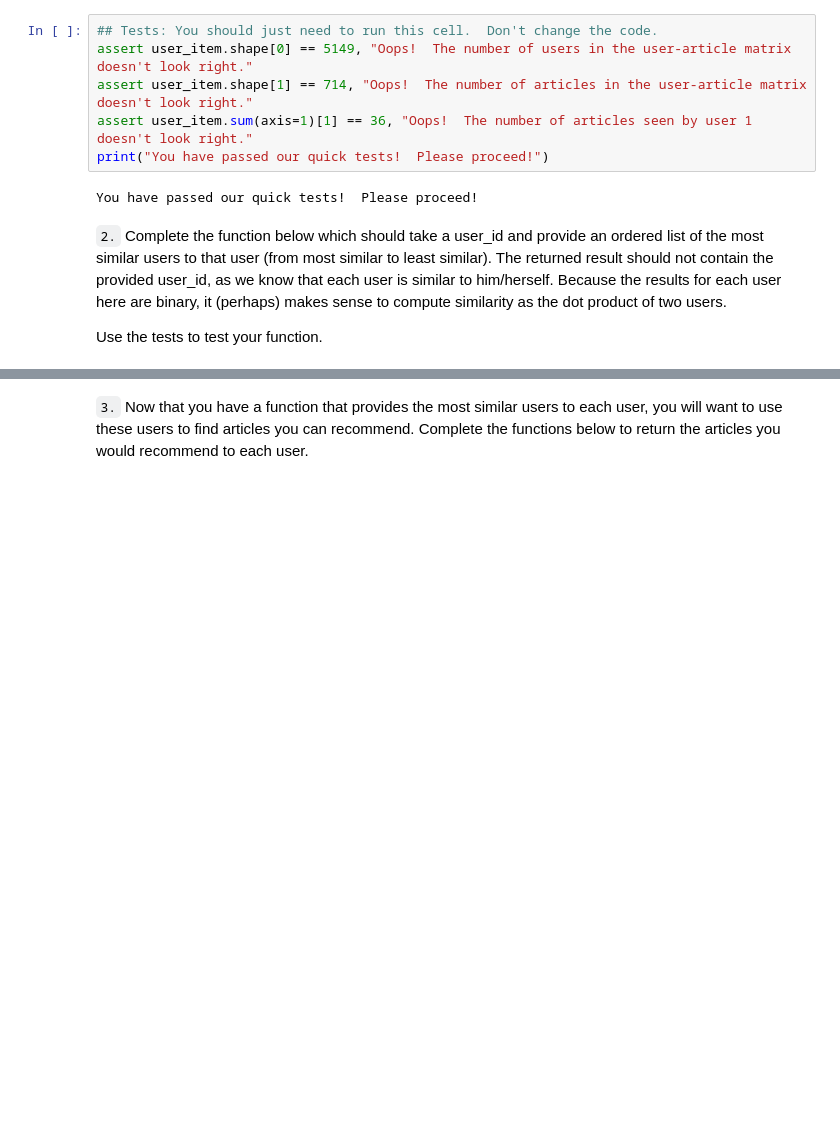
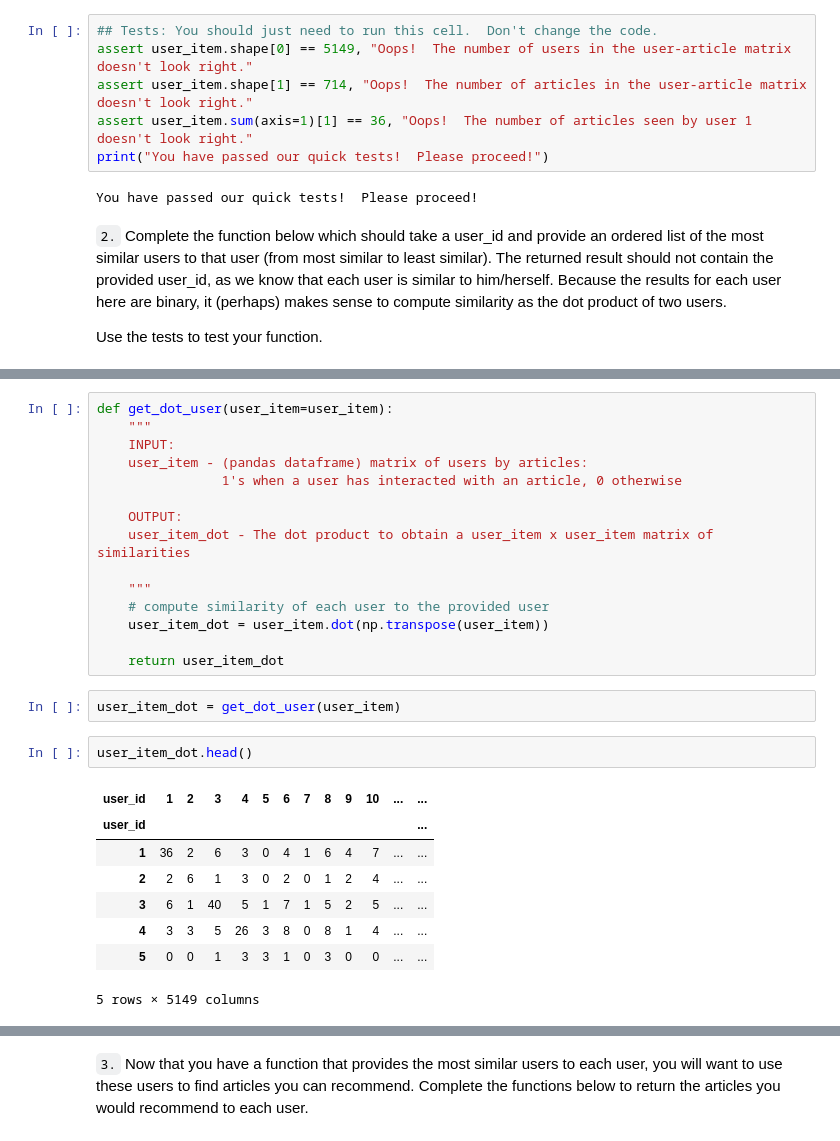
Before and after one commit to ricamos/RecommendationsWithIBM, a Jupyter notebook: Recommendations_with_IBM.ipynb, the cells around one changed output, grey strips where cells are left out. Saved outputs shown, nothing was run; the diff lists cells and outputs as text; blank space fills up the shorter version.

```diff
--- a/Recommendations_with_IBM.ipynb
+++ b/Recommendations_with_IBM.ipynb
@@ -399 +394,29 @@ Use the tests to test your function.
+# %%
+def get_dot_user(user_item=user_item):
+    """
+    INPUT:
+    user_item - (pandas dataframe) matrix of users by articles:
+                1's when a user has interacted with an article, 0 otherwise
+
+    OUTPUT:
+    user_item_dot - The dot product to obtain a user_item x user_item matrix of similarities
+
+    """
+    # compute similarity of each user to the provided user
+    user_item_dot = user_item.dot(np.transpose(user_item))
+
+    return user_item_dot
+# %%
+user_item_dot = get_dot_user(user_item)
+# %%
+user_item_dot.head()
+# %% [output]
+| user_id | 1 | 2 | 3 | 4 | 5 | 6 | 7 | 8 | 9 | 10 | ... | ... |
+| user_id |  |  |  |  |  |  |  |  |  |  |  | ... |
+| 1 | 36 | 2 | 6 | 3 | 0 | 4 | 1 | 6 | 4 | 7 | ... | ... |
+| 2 | 2 | 6 | 1 | 3 | 0 | 2 | 0 | 1 | 2 | 4 | ... | ... |
+| 3 | 6 | 1 | 40 | 5 | 1 | 7 | 1 | 5 | 2 | 5 | ... | ... |
+| 4 | 3 | 3 | 5 | 26 | 3 | 8 | 0 | 8 | 1 | 4 | ... | ... |
+| 5 | 0 | 0 | 1 | 3 | 3 | 1 | 0 | 3 | 0 | 0 | ... | ... |
+5 rows × 5149 columns
 # %%
```
Also changed, not shown: parts of 31 cells of this notebook.
